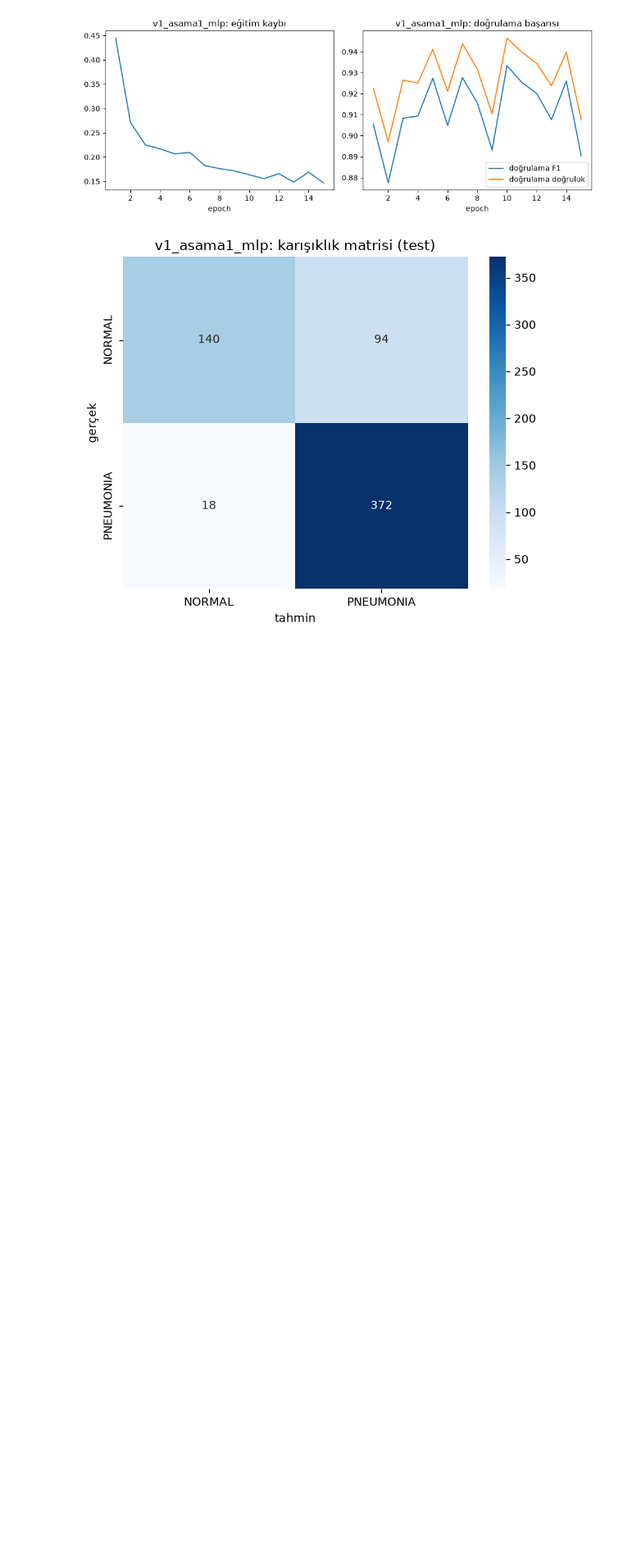
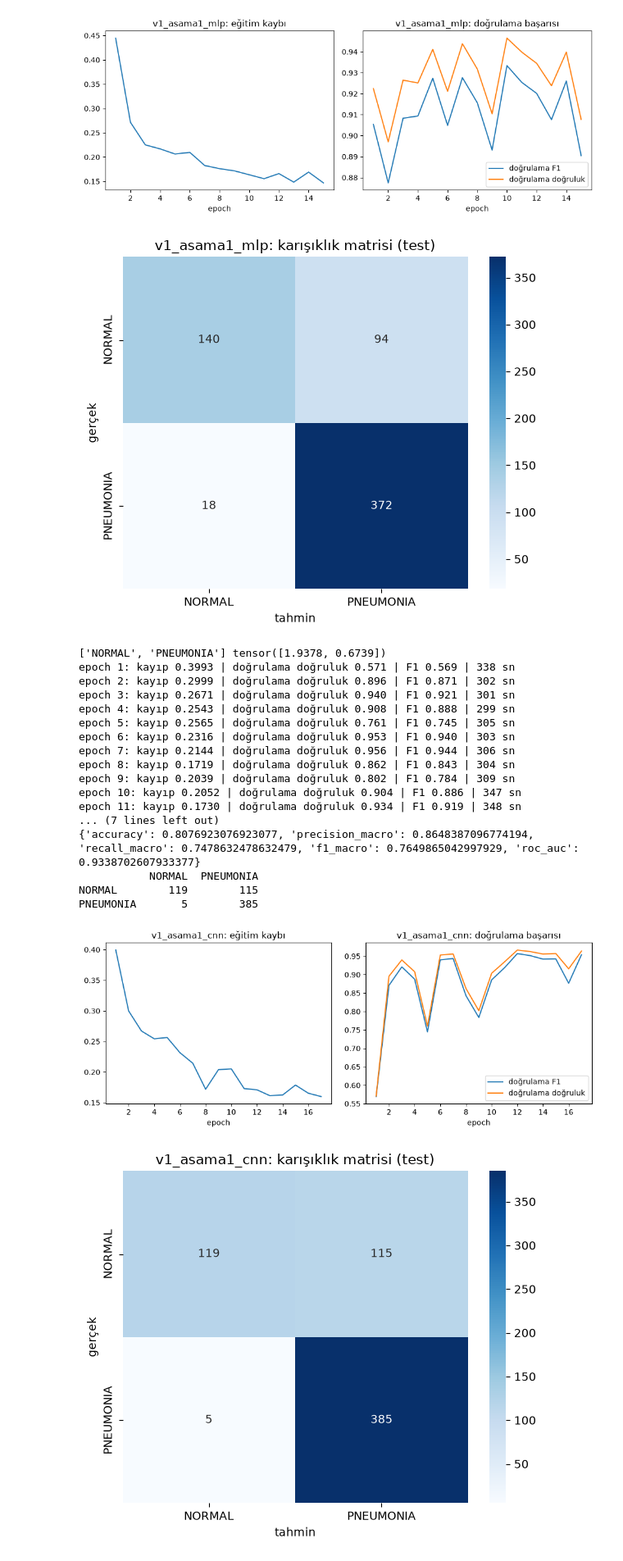
Before and after one commit to muhammeterendorak81/chest-xray-classification, a Jupyter notebook: notebooks/04_veri1_modelleme.ipynb, the cells around one changed output. Shown at 82% size. Drawn from its saved outputs; the diff is of its cells as text; code cells hidden in the pictures; blank space fills up the shorter version.

Commit message:
Veri Seti 1 aşama 1 için basit CNN sonuçlarını kaydettim.

```diff
--- a/notebooks/04_veri1_modelleme.ipynb
+++ b/notebooks/04_veri1_modelleme.ipynb
@@ -48,3 +48,38 @@ NORMAL        140         94
 PNEUMONIA      18        372
 [figure]
 [figure]
+# %%
+tr = yukleyici(csv1, "egitim", etiket_sutunu="sinif", egit=True, batch=32)
+dg = yukleyici(csv1, "dogrulama", etiket_sutunu="sinif", batch=32)
+te = yukleyici(csv1, "test", etiket_sutunu="sinif", batch=32)
+siniflar = tr.dataset.siniflar
+w = compute_class_weight("balanced", classes=np.array(siniflar), y=tr.dataset.df["sinif"])
+w = torch.tensor(w, dtype=torch.float32)
+print(siniflar, w)
+
+model, gecmis = egit(basit_cnn(len(siniflar)), tr, dg, w, epoch=20, lr=1e-3, sabir=5, kayit_adi="v1_asama1_cnn")
+sonuc, kar = olc(model, te, siniflar)
+kaydet("v1_asama1_cnn", model, gecmis, sonuc, kar)
+print(sonuc)
+print(kar)
+grafik_ciz("v1_asama1_cnn")
+# %% [output]
+['NORMAL', 'PNEUMONIA'] tensor([1.9378, 0.6739])
+epoch 1: kayıp 0.3993 | doğrulama doğruluk 0.571 | F1 0.569 | 338 sn
+epoch 2: kayıp 0.2999 | doğrulama doğruluk 0.896 | F1 0.871 | 302 sn
+epoch 3: kayıp 0.2671 | doğrulama doğruluk 0.940 | F1 0.921 | 301 sn
+epoch 4: kayıp 0.2543 | doğrulama doğruluk 0.908 | F1 0.888 | 299 sn
+epoch 5: kayıp 0.2565 | doğrulama doğruluk 0.761 | F1 0.745 | 305 sn
+epoch 6: kayıp 0.2316 | doğrulama doğruluk 0.953 | F1 0.940 | 303 sn
+epoch 7: kayıp 0.2144 | doğrulama doğruluk 0.956 | F1 0.944 | 306 sn
+epoch 8: kayıp 0.1719 | doğrulama doğruluk 0.862 | F1 0.843 | 304 sn
+epoch 9: kayıp 0.2039 | doğrulama doğruluk 0.802 | F1 0.784 | 309 sn
+epoch 10: kayıp 0.2052 | doğrulama doğruluk 0.904 | F1 0.886 | 347 sn
+epoch 11: kayıp 0.1730 | doğrulama doğruluk 0.934 | F1 0.919 | 348 sn
+... (7 lines left out)
+{'accuracy': 0.8076923076923077, 'precision_macro': 0.8648387096774194, 'recall_macro': 0.7478632478632479, 'f1_macro': 0.7649865042997929, 'roc_auc': 0.9338702607933377}
+           NORMAL  PNEUMONIA
+NORMAL        119        115
+PNEUMONIA       5        385
+[figure, added]
+[figure, added]
```
Also changed, not shown: 5 other files.
